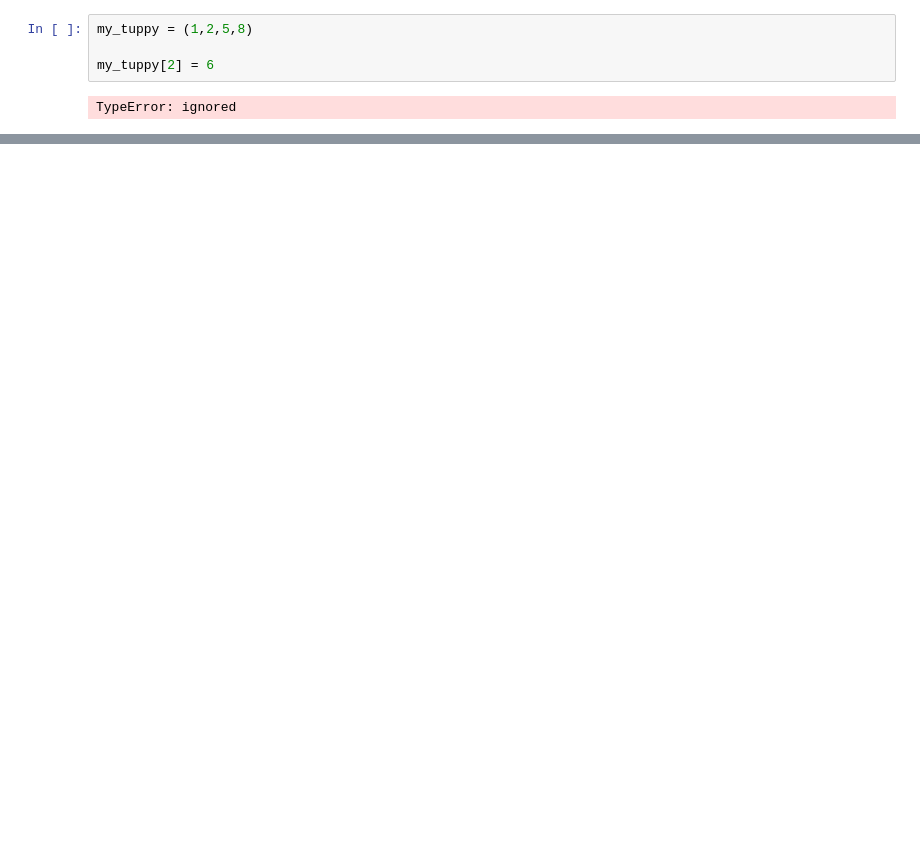
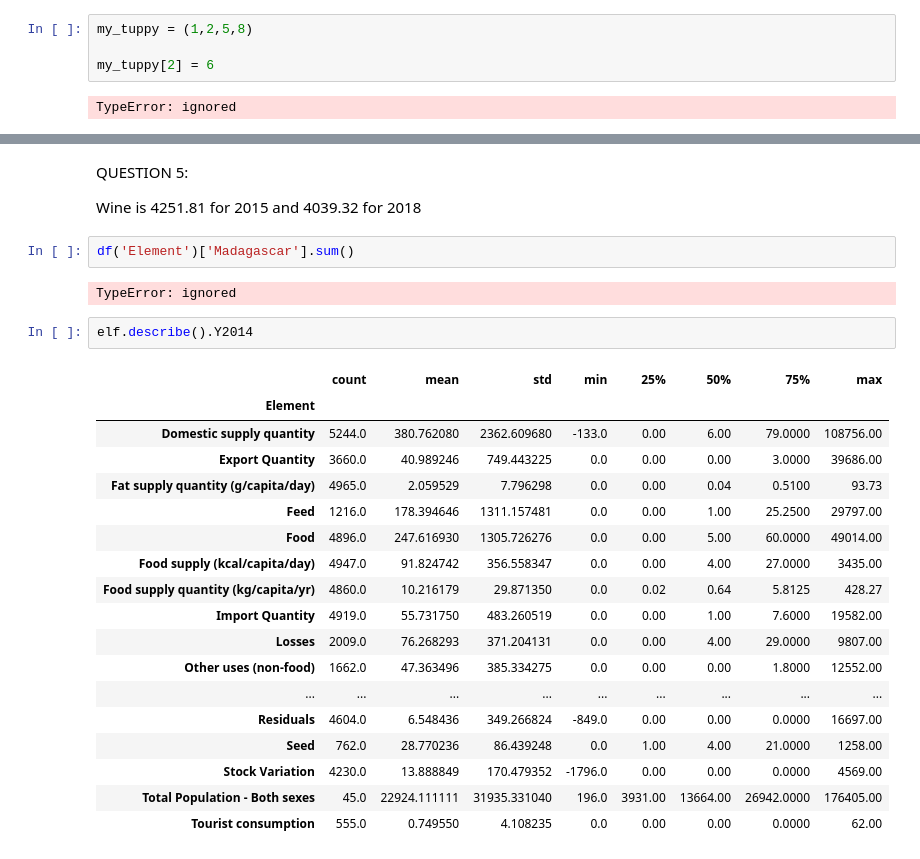
Before and after one commit to Florani1/First-Model, a Jupyter notebook: Flora_Tag_along.ipynb, the cells around one changed output, grey strips where cells are left out. Cells and saved outputs as stored; diff of their text form; blank space fills up the shorter version.

```diff
--- a/Flora_Tag_along.ipynb
+++ b/Flora_Tag_along.ipynb
@@ -44,0 +122,29 @@ df.head()
+# %% [markdown]
+QUESTION 5:
+
+Wine is	4251.81 for 2015 and	4039.32 for 2018
+# %%
+df('Element')['Madagascar'].sum()
+# %% [output]
+TypeError: ignored
+# %%
+elf.describe().Y2014
+# %% [output]
+|  | count | mean | std | min | 25% | 50% | 75% | max |
+| Element |  |  |  |  |  |  |  |  |
+| Domestic supply quantity | 5244.0 | 380.762080 | 2362.609680 | -133.0 | 0.00 | 6.00 | 79.0000 | 108756.00 |
+| Export Quantity | 3660.0 | 40.989246 | 749.443225 | 0.0 | 0.00 | 0.00 | 3.0000 | 39686.00 |
+| Fat supply quantity (g/capita/day) | 4965.0 | 2.059529 | 7.796298 | 0.0 | 0.00 | 0.04 | 0.5100 | 93.73 |
+| Feed | 1216.0 | 178.394646 | 1311.157481 | 0.0 | 0.00 | 1.00 | 25.2500 | 29797.00 |
+| Food | 4896.0 | 247.616930 | 1305.726276 | 0.0 | 0.00 | 5.00 | 60.0000 | 49014.00 |
+| Food supply (kcal/capita/day) | 4947.0 | 91.824742 | 356.558347 | 0.0 | 0.00 | 4.00 | 27.0000 | 3435.00 |
+| Food supply quantity (kg/capita/yr) | 4860.0 | 10.216179 | 29.871350 | 0.0 | 0.02 | 0.64 | 5.8125 | 428.27 |
+| Import Quantity | 4919.0 | 55.731750 | 483.260519 | 0.0 | 0.00 | 1.00 | 7.6000 | 19582.00 |
+| Losses | 2009.0 | 76.268293 | 371.204131 | 0.0 | 0.00 | 4.00 | 29.0000 | 9807.00 |
+| Other uses (non-food) | 1662.0 | 47.363496 | 385.334275 | 0.0 | 0.00 | 0.00 | 1.8000 | 12552.00 |
+| ... | ... | ... | ... | ... | ... | ... | ... | ... |
+| Residuals | 4604.0 | 6.548436 | 349.266824 | -849.0 | 0.00 | 0.00 | 0.0000 | 16697.00 |
+| Seed | 762.0 | 28.770236 | 86.439248 | 0.0 | 1.00 | 4.00 | 21.0000 | 1258.00 |
+| Stock Variation | 4230.0 | 13.888849 | 170.479352 | -1796.0 | 0.00 | 0.00 | 0.0000 | 4569.00 |
+| Total Population - Both sexes | 45.0 | 22924.111111 | 31935.331040 | 196.0 | 3931.00 | 13664.00 | 26942.0000 | 176405.00 |
+| Tourist consumption | 555.0 | 0.749550 | 4.108235 | 0.0 | 0.00 | 0.00 | 0.0000 | 62.00 |
```
Also changed, not shown: parts of 22 cells of this notebook.
